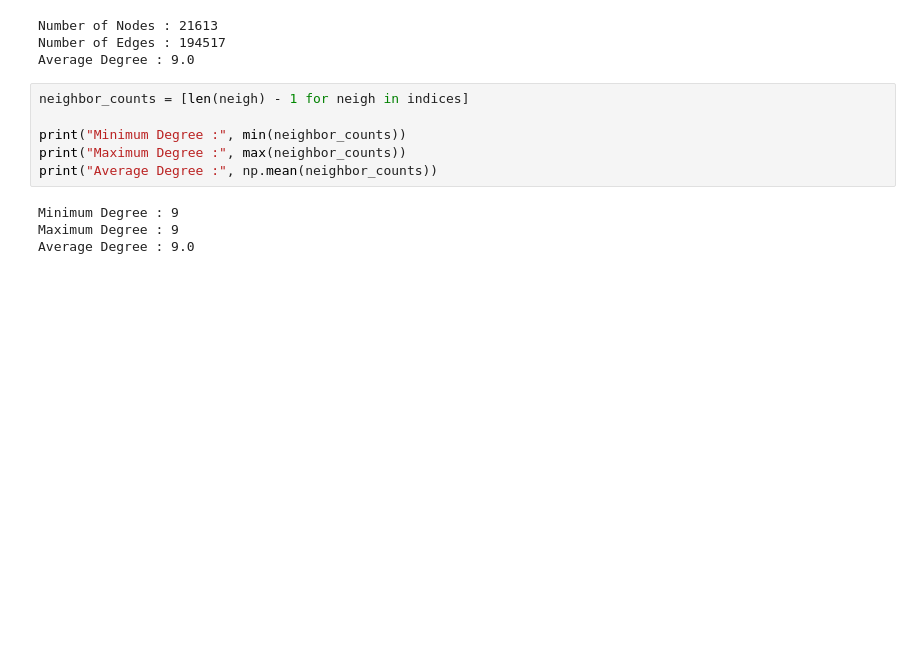
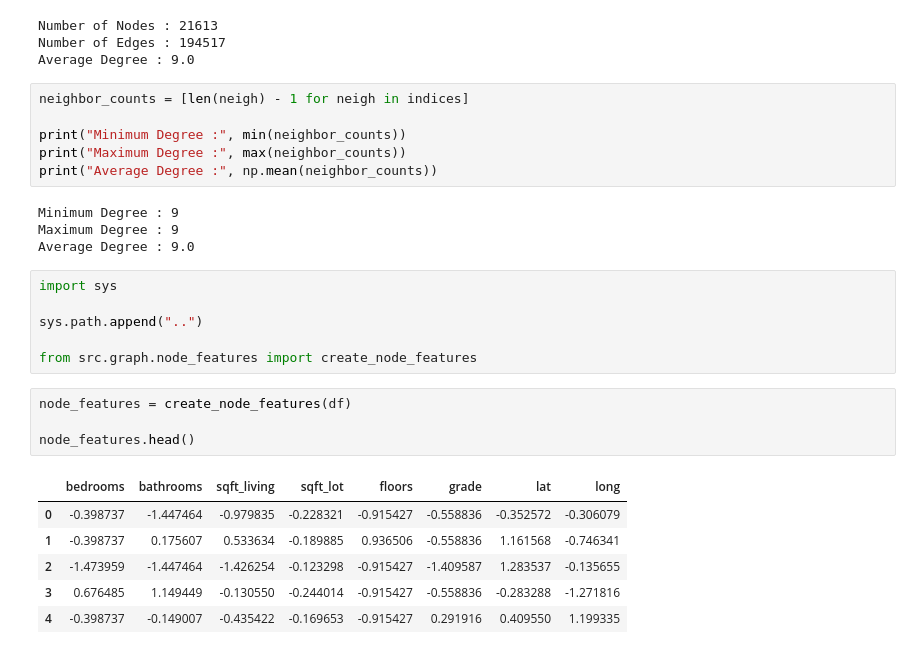
Before and after one commit to Hariharan0-h/GeoValNet, a Jupyter notebook: notebooks/04_knn_graph_build.ipynb, the cells around one changed output. Cells and saved outputs as stored; diff of their text form; blank space fills up the shorter version.

```diff
--- a/notebooks/04_knn_graph_build.ipynb
+++ b/notebooks/04_knn_graph_build.ipynb
@@ -442,3 +442,20 @@ print("Average Degree :", np.mean(neighbor_counts))
 Minimum Degree : 9
 Maximum Degree : 9
 Average Degree : 9.0
+# %%
+import sys
+
+sys.path.append("..")
+
+from src.graph.node_features import create_node_features
+# %%
+node_features = create_node_features(df)
+
+node_features.head()
+# %% [output]
+|  | bedrooms | bathrooms | sqft_living | sqft_lot | floors | grade | lat | long |
+| 0 | -0.398737 | -1.447464 | -0.979835 | -0.228321 | -0.915427 | -0.558836 | -0.352572 | -0.306079 |
+| 1 | -0.398737 | 0.175607 | 0.533634 | -0.189885 | 0.936506 | -0.558836 | 1.161568 | -0.746341 |
+| 2 | -1.473959 | -1.447464 | -1.426254 | -0.123298 | -0.915427 | -1.409587 | 1.283537 | -0.135655 |
+| 3 | 0.676485 | 1.149449 | -0.130550 | -0.244014 | -0.915427 | -0.558836 | -0.283288 | -1.271816 |
+| 4 | -0.398737 | -0.149007 | -0.435422 | -0.169653 | -0.915427 | 0.291916 | 0.409550 | 1.199335 |
```
Also changed, not shown: parts of 2 cells of this notebook, 1 other file.
